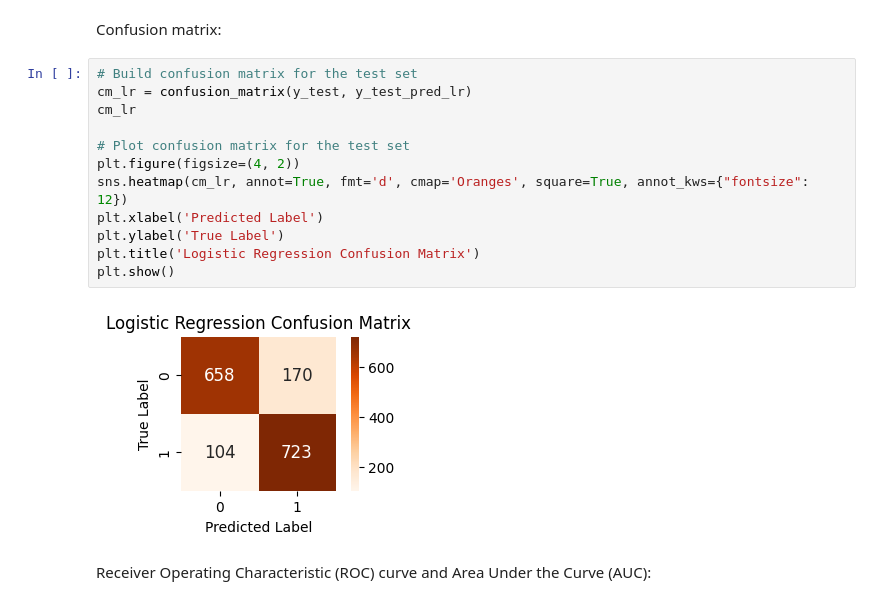
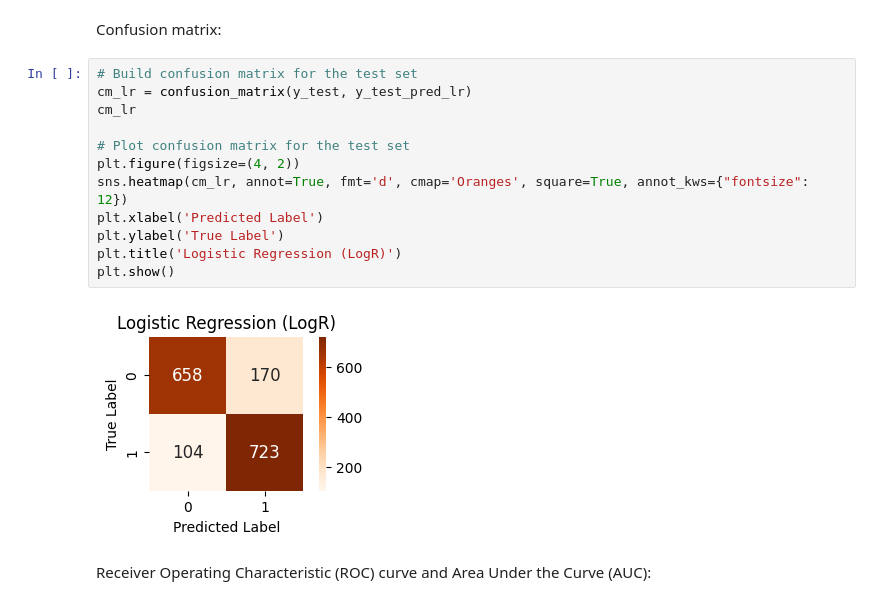
Before and after one commit to tsamuelabaptista/project-mbioinf, a Jupyter notebook: codigo-projeto/4-ML_dataset_equal.ipynb, the cells around one changed output. Cells and saved outputs as stored; diff of their text form.

```diff
--- a/codigo-projeto/4-ML_dataset_equal.ipynb
+++ b/codigo-projeto/4-ML_dataset_equal.ipynb
@@ -436,17 +436,17 @@ Confusion matrix:
 # %%
 # Build confusion matrix for the test set
 cm_lr = confusion_matrix(y_test, y_test_pred_lr)
 cm_lr
 
 # Plot confusion matrix for the test set
 plt.figure(figsize=(4, 2))
 sns.heatmap(cm_lr, annot=True, fmt='d', cmap='Oranges', square=True, annot_kws={"fontsize": 12})
 plt.xlabel('Predicted Label')
 plt.ylabel('True Label')
-plt.title('Logistic Regression Confusion Matrix')
+plt.title('Logistic Regression (LogR)')
 plt.show()
 # %% [output]
-[figure, old version]
+[figure, new version]
 # %% [markdown]
 Receiver Operating Characteristic (ROC) curve and Area Under the Curve (AUC):
 # %%
```
Also changed, not shown: parts of 22 cells of this notebook, 23 other files.
